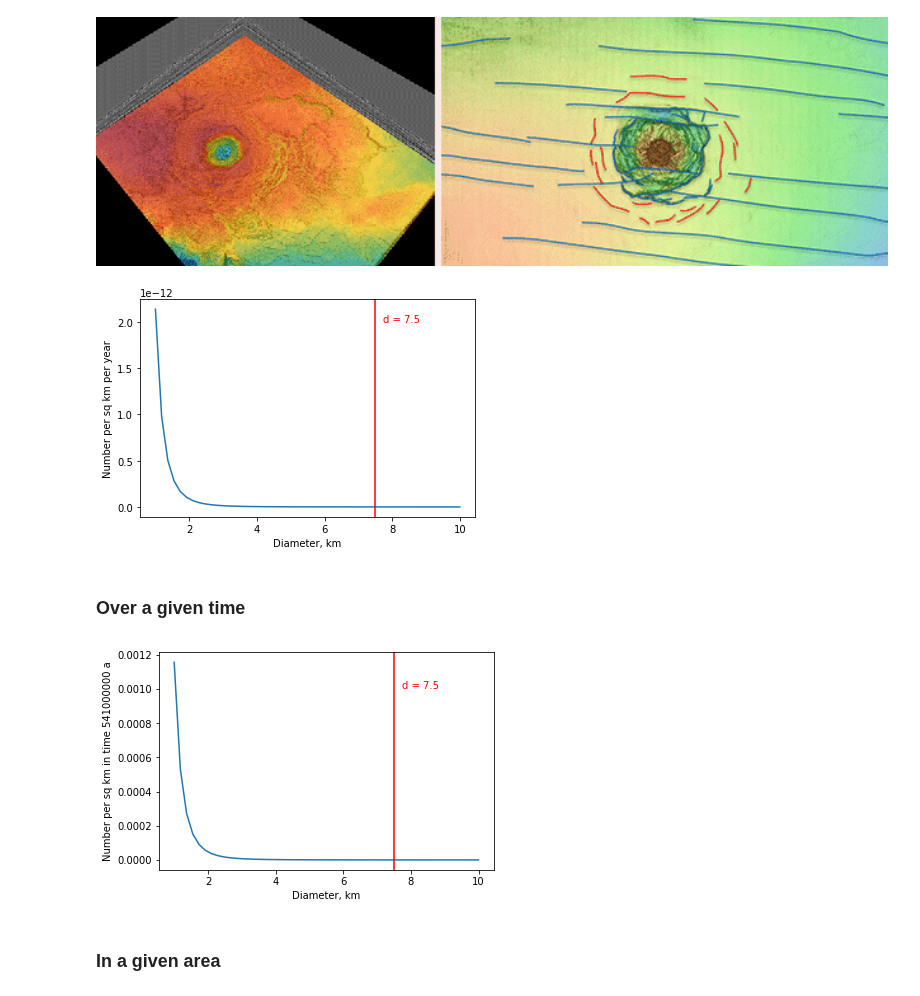
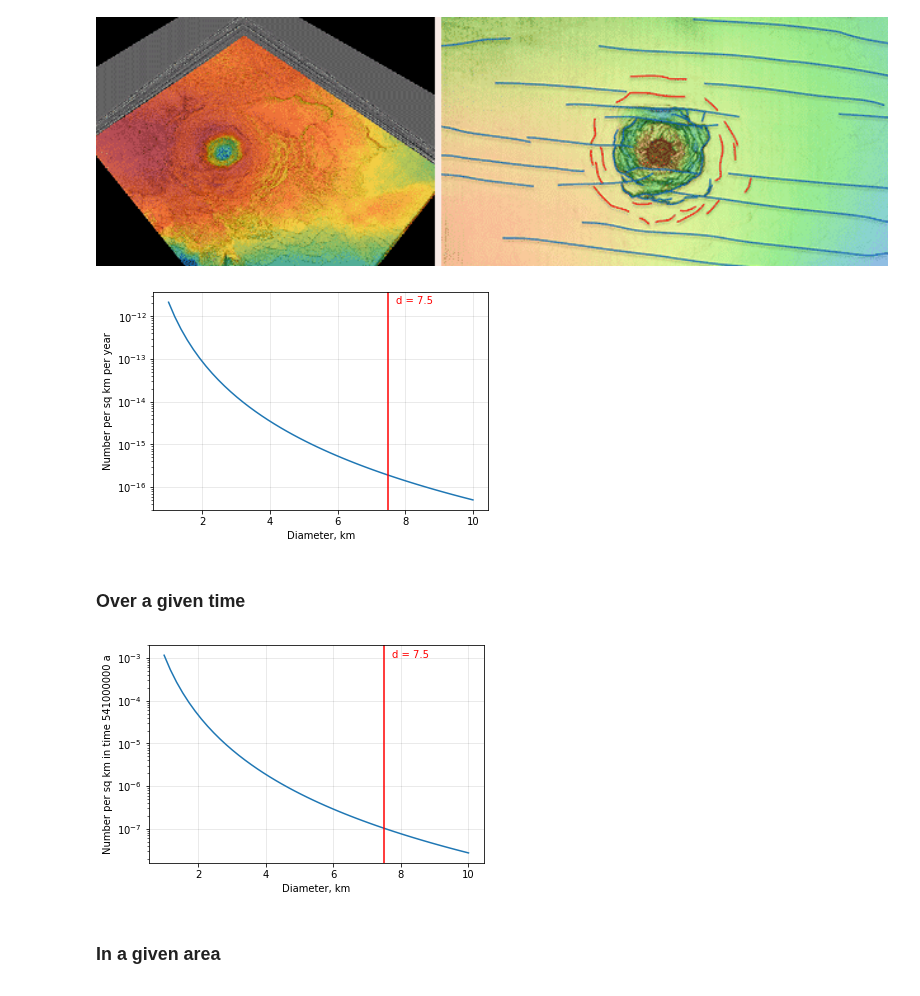
Before and after one commit to kwinkunks/notebooks, a Jupyter notebook: Impact_crater_probability.ipynb, the cells around one changed output. Saved outputs shown, nothing was run; the diff lists cells and outputs as text; code cells hidden in the pictures.

```diff
--- a/Impact_crater_probability.ipynb
+++ b/Impact_crater_probability.ipynb
@@ -59,32 +59,38 @@ def flux(d):
 # %%
 %matplotlib inline
 import matplotlib.pyplot as plt
 
 n = flux(d)
 
 d_ = 7.5
 
 plt.plot(d, n)
+
+plt.yscale('log')
 plt.xlabel("Diameter, km")
 plt.ylabel("Number per sq km per year")
 plt.axvline(d_, c='r')
 plt.text(d_*1.03, 2e-12, f"d = {d_}", color='r')
+plt.grid(color='k', alpha=0.1)
 plt.show()
 # %% [output]
-[figure, old version]
+[figure, new version]
 # %% [markdown]
 ### Over a given time
 # %%
 lamda = t * n
 
 plt.plot(d, lamda)
+
+plt.yscale('log')
 plt.xlabel("Diameter, km")
 plt.ylabel(f"Number per sq km in time {t} a")
 plt.axvline(d_, c='r')
 plt.text(d_*1.03, 1e-3, f"d = {d_}", color='r')
+plt.grid(color='k', alpha=0.1)
 plt.show()
 # %% [output]
-[figure, old version]
+[figure, new version]
 # %% [markdown]
 ### In a given area
 # %%
```
Also changed, not shown: parts of 2 cells of this notebook.
